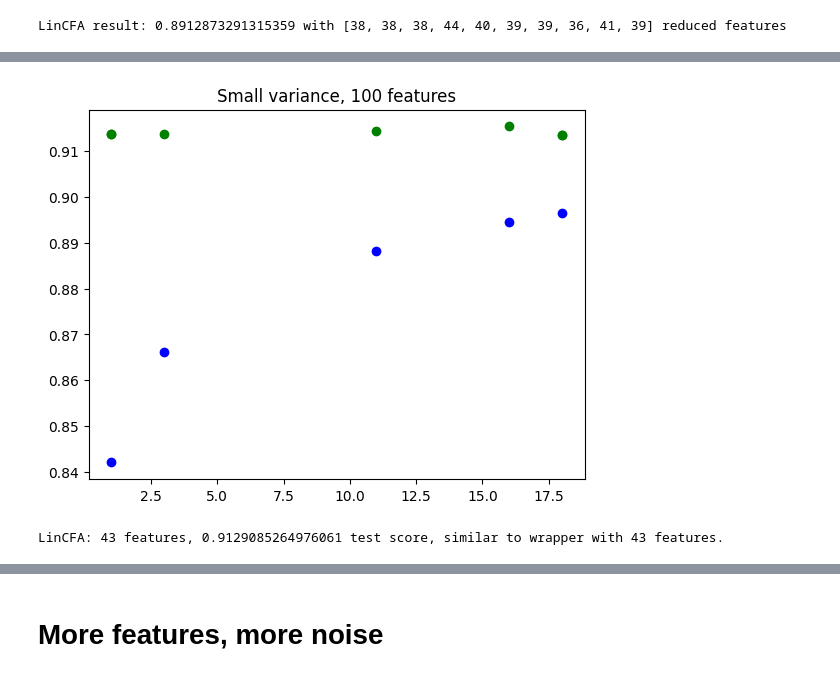
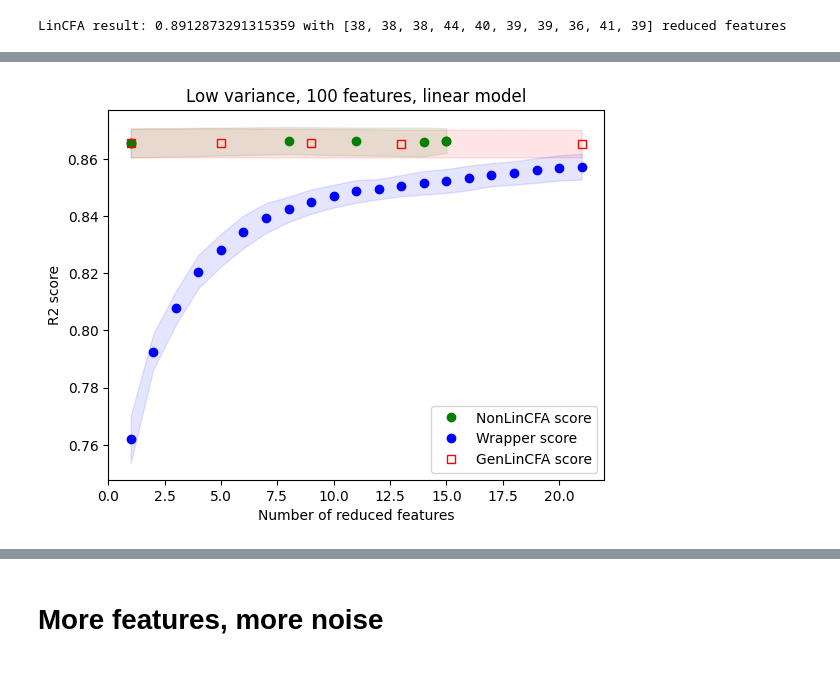
Before and after one commit to PaoloBonettiPolimi/PaperNon_Gen_LinCFA, a Jupyter notebook: Non_Gen_LinCFA_experiments.ipynb, the cells around one changed output, grey strips where cells are left out. Cells and saved outputs as stored; diff of their text form; code cells hidden in the pictures.

```diff
--- a/Non_Gen_LinCFA_experiments.ipynb
+++ b/Non_Gen_LinCFA_experiments.ipynb
@@ -362,6 +317,0 @@ LinCFA result: 0.8912873291315359 with [38, 38, 38, 44, 40, 39, 39, 36, 41, 39]
-# %%
-for i in range(len(list_of_list_of_length)):
-    plt.plot(list_of_list_of_length[i],score[i*len(list_of_list_of_length[0]):(i+1)*len(list_of_list_of_length[0])],'go')
-    plt.plot(list_of_list_of_length[i],wrapper_score[i*len(list_of_list_of_length[0]):(i+1)*len(list_of_list_of_length[0])],'bo')
-    plt.title("Small variance, 100 features")
-    plt.show()
@@ -372,9 +318,63 @@ for i in range(len(list_of_list_of_length)):
-# %%
-plt.plot([1,1,3,11,16,18,18],score[0:len(list_of_list_of_length[0])],'go')
-plt.plot([1,3,11,16,18],wrapper_score[:-1],'bo')
-plt.title("Small variance, 100 features")
-plt.show()
-print(f'LinCFA: 43 features, 0.9129085264976061 test score, similar to wrapper with 43 features.')
-# %% [output]
-[figure, removed]
-LinCFA: 43 features, 0.9129085264976061 test score, similar to wrapper with 43 features.
+# %%
+import pickle
+with open('linear_lowNoise_100var.pkl', 'rb') as f:
+    results = pickle.load(f)
+# %%
+# in 0 ho NonLinCFA, in 1 wrapper
+
+count_means = []
+R2_means = []
+count_std = []
+R2_std = []
+for j in range(7):
+    dummy_list = []
+    for i in range(10):
+        dummy_list.append(results[0][i][j])
+    count_means.append(np.mean([dummy_list[i][1] for i in range(len(dummy_list))]))
+    R2_means.append(np.mean([dummy_list[i][2] for i in range(len(dummy_list))]))
+    count_std.append(np.std([dummy_list[i][1] for i in range(len(dummy_list))]))
+    R2_std.append(np.std([dummy_list[i][2] for i in range(len(dummy_list))]))
+
+R2_means_plusminus = [x*1.96/np.sqrt(10) for x in R2_std]
+
+fig, ax = plt.subplots()
+ax.set_xlabel("Number of reduced features")
+ax.set_ylabel("R2 score")
+ax.plot([round(x) for x in count_means],R2_means,'go',label='NonLinCFA score')
+ax.fill_between([round(x) for x in count_means], ([i-j for i,j in zip(R2_means, R2_means_plusminus)]), ([i+j for i,j in zip(R2_means, R2_means_plusminus)]), color='g', alpha=.1)
+
+wrapper_means = []
+wrapper_std = []
+
+for i in range(50):
+    wrapper_means.append(np.mean(results[1][i::50]))
+    wrapper_std.append(np.std(results[1][i::50]))
+wrapper_plusminus = [x*1.96/np.sqrt(10) for x in wrapper_std]
+
+ax.plot(range(1,22),wrapper_means[:21],'bo',label='Wrapper score')
+ax.fill_between(range(1,22), ([i-j for i,j in zip(wrapper_means[:21], wrapper_plusminus[:21])]), ([i+j for i,j in zip(wrapper_means[:21], wrapper_plusminus[:21])]), color='b', alpha=.1)
+
+count_means = []
+R2_means = []
+count_std = []
+R2_std = []
+for j in range(5):
+    dummy_list = []
+    for i in range(10):
+        dummy_list.append(results[4][i][j])
+    count_means.append(np.mean([dummy_list[i][1] for i in range(len(dummy_list))]))
+    R2_means.append(np.mean([dummy_list[i][2] for i in range(len(dummy_list))]))
+    count_std.append(np.std([dummy_list[i][1] for i in range(len(dummy_list))]))
+    R2_std.append(np.std([dummy_list[i][2] for i in range(len(dummy_list))]))
+
+R2_means_plusminus = [x*1.96/np.sqrt(10) for x in R2_std]
+ax.plot([round(x) for x in count_means],R2_means,'rs',label='GenLinCFA score',fillstyle='none')
+ax.fill_between([round(x) for x in count_means], ([i-j for i,j in zip(R2_means, R2_means_plusminus)]), ([i+j for i,j in zip(R2_means, R2_means_plusminus)]), color='r', alpha=.1)
+
+
+
+plt.title("Low variance, 100 features, linear model")
+plt.legend()
+plt.show()
+# %% [output]
+[figure, added]
```
Also changed, not shown: parts of 30 cells of this notebook, 6 other files.
